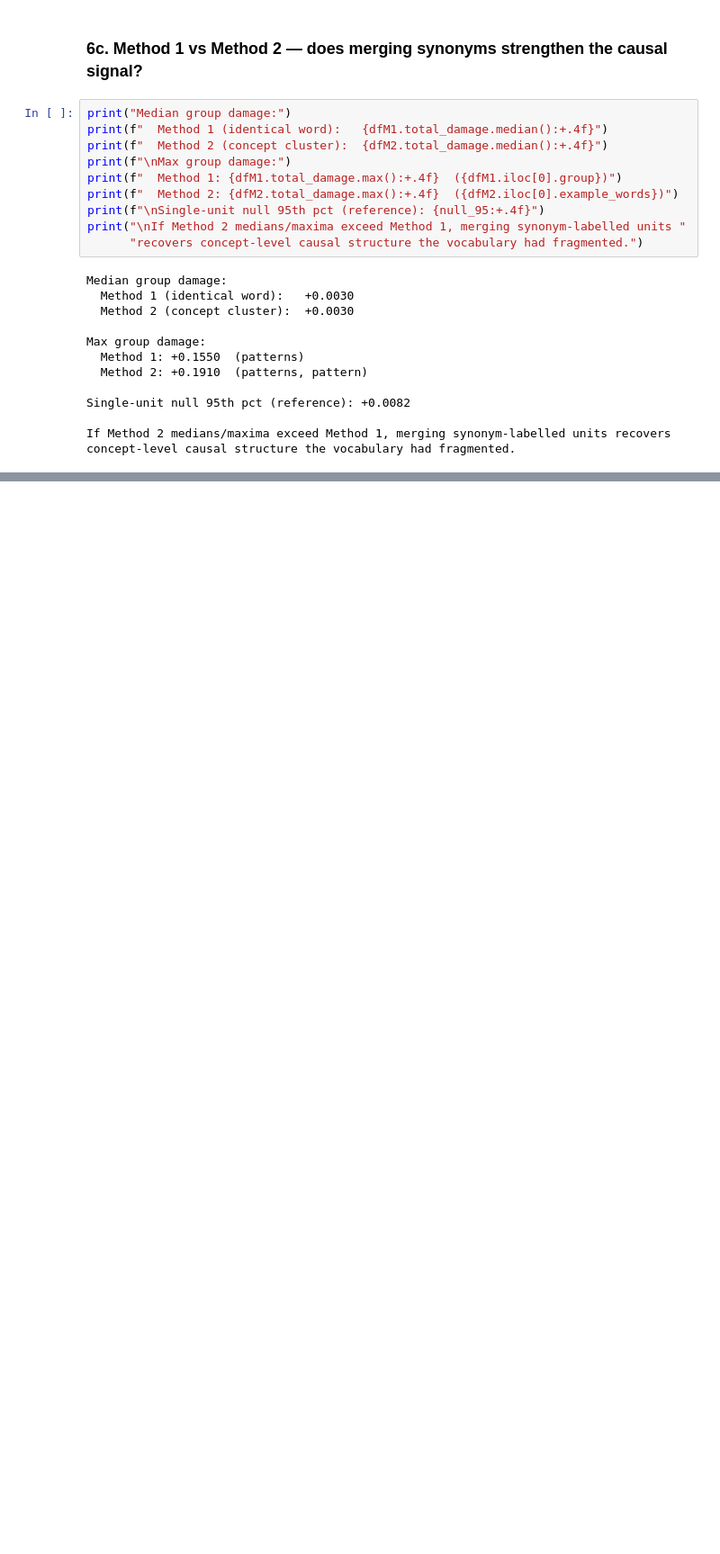
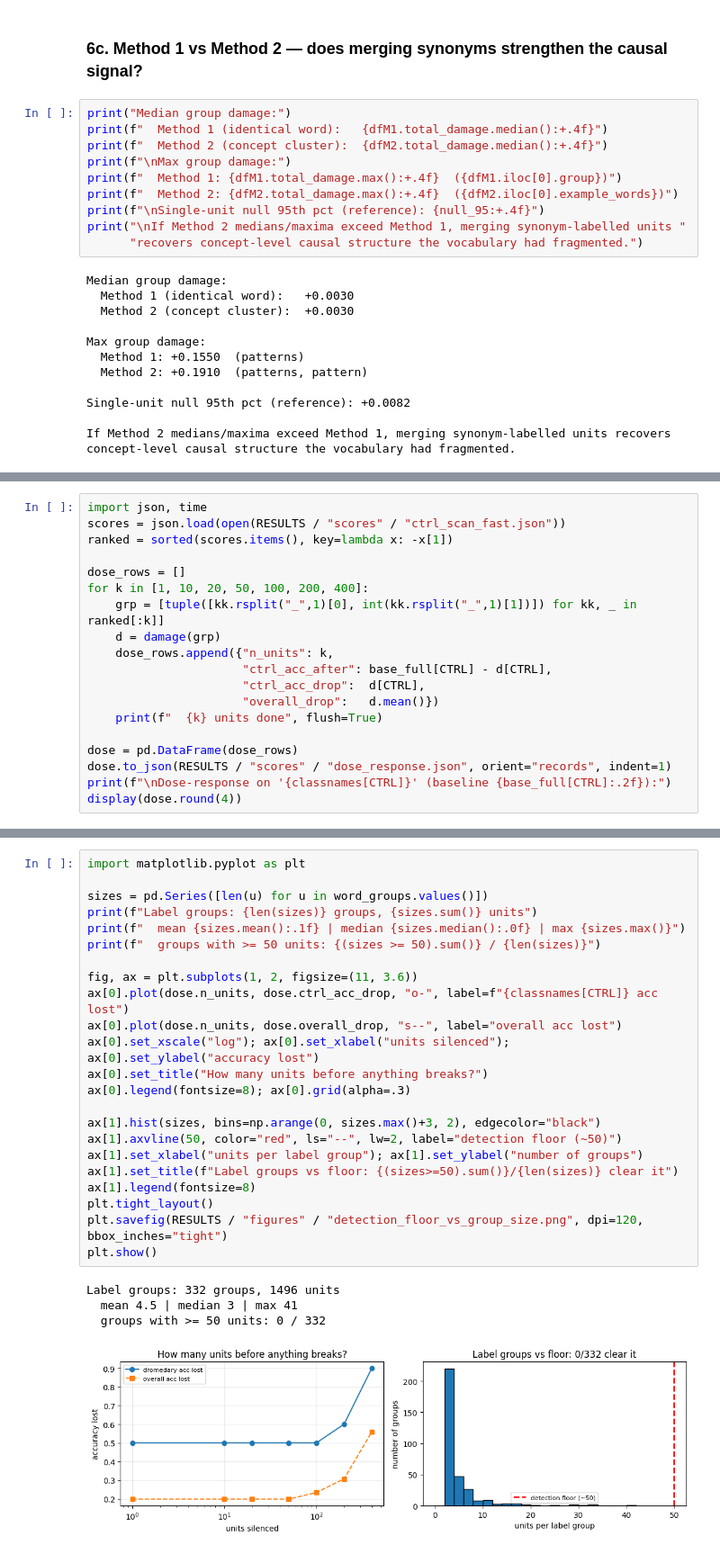
Before and after one commit to martinthuriaux/Auto-Interp-Causal-Validation, a Jupyter notebook: 04_tests.ipynb, the cells around one changed output, grey strips where cells are left out. Shown at 90% size. Cells and saved outputs as stored; diff of their text form; blank space fills up the shorter version.

```diff
--- a/04_tests.ipynb
+++ b/04_tests.ipynb
@@ -694,0 +767,19 @@ control class: 'dromedary' (base acc 0.90)
+# %%
+import json, time
+scores = json.load(open(RESULTS / "scores" / "ctrl_scan_fast.json"))
+ranked = sorted(scores.items(), key=lambda x: -x[1])
+
+dose_rows = []
+for k in [1, 10, 20, 50, 100, 200, 400]:
+    grp = [tuple([kk.rsplit("_",1)[0], int(kk.rsplit("_",1)[1])]) for kk, _ in ranked[:k]]
+    d = damage(grp)
+    dose_rows.append({"n_units": k,
+                      "ctrl_acc_after": base_full[CTRL] - d[CTRL],
+                      "ctrl_acc_drop":  d[CTRL],
+                      "overall_drop":   d.mean()})
+    print(f"  {k} units done", flush=True)
+
+dose = pd.DataFrame(dose_rows)
+dose.to_json(RESULTS / "scores" / "dose_response.json", orient="records", indent=1)
+print(f"\nDose-response on '{classnames[CTRL]}' (baseline {base_full[CTRL]:.2f}):")
+display(dose.round(4))
@@ -694,0 +804,28 @@ control class: 'dromedary' (base acc 0.90)
+# %%
+import matplotlib.pyplot as plt
+
+sizes = pd.Series([len(u) for u in word_groups.values()])
+print(f"Label groups: {len(sizes)} groups, {sizes.sum()} units")
+print(f"  mean {sizes.mean():.1f} | median {sizes.median():.0f} | max {sizes.max()}")
+print(f"  groups with >= 50 units: {(sizes >= 50).sum()} / {len(sizes)}")
+
+fig, ax = plt.subplots(1, 2, figsize=(11, 3.6))
+ax[0].plot(dose.n_units, dose.ctrl_acc_drop, "o-", label=f"{classnames[CTRL]} acc lost")
+ax[0].plot(dose.n_units, dose.overall_drop, "s--", label="overall acc lost")
+ax[0].set_xscale("log"); ax[0].set_xlabel("units silenced"); ax[0].set_ylabel("accuracy lost")
+ax[0].set_title("How many units before anything breaks?")
+ax[0].legend(fontsize=8); ax[0].grid(alpha=.3)
+
+ax[1].hist(sizes, bins=np.arange(0, sizes.max()+3, 2), edgecolor="black")
+ax[1].axvline(50, color="red", ls="--", lw=2, label="detection floor (~50)")
+ax[1].set_xlabel("units per label group"); ax[1].set_ylabel("number of groups")
+ax[1].set_title(f"Label groups vs floor: {(sizes>=50).sum()}/{len(sizes)} clear it")
+ax[1].legend(fontsize=8)
+plt.tight_layout()
+plt.savefig(RESULTS / "figures" / "detection_floor_vs_group_size.png", dpi=120, bbox_inches="tight")
+plt.show()
+# %% [output]
+Label groups: 332 groups, 1496 units
+  mean 4.5 | median 3 | max 41
+  groups with >= 50 units: 0 / 332
+[figure, added]
```
Also changed, not shown: parts of 21 cells of this notebook.
